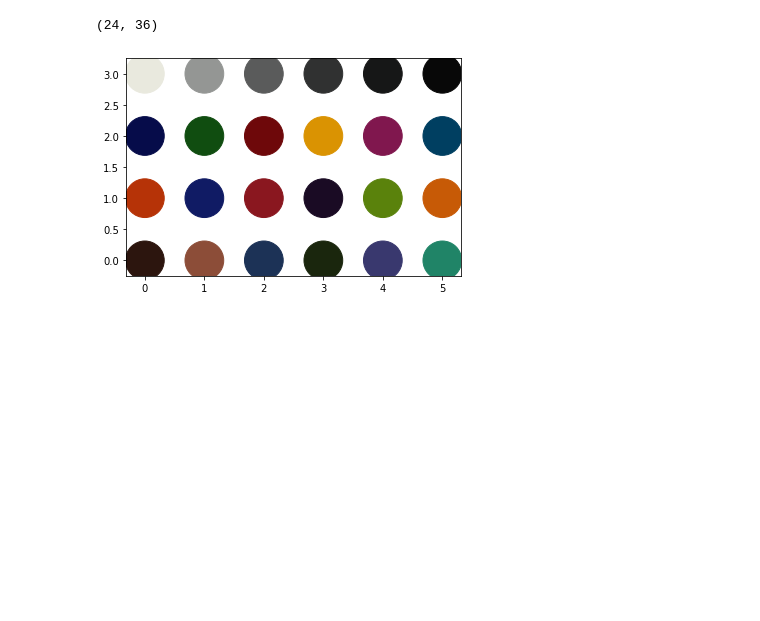
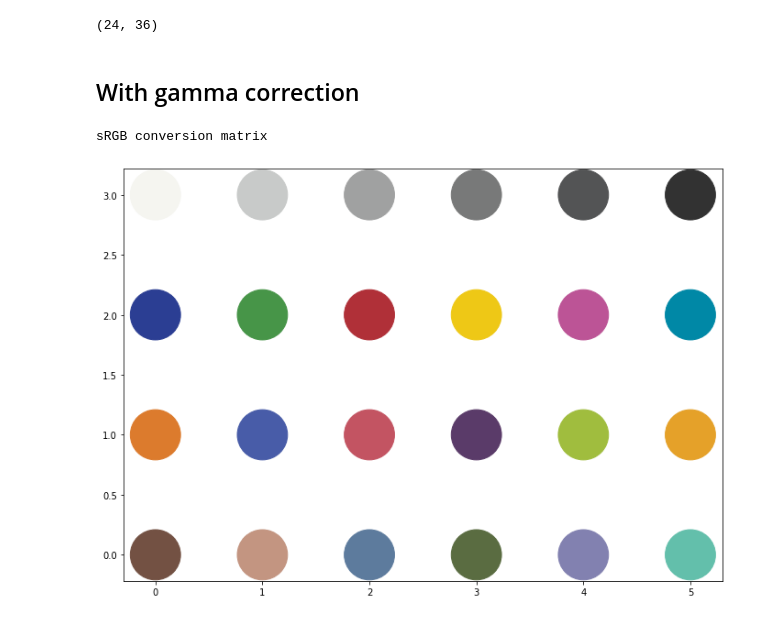
Before and after one commit to gpmarques/colorimetry, a Jupyter notebook: t1_lightspectrum_color_reproduction.ipynb, the cells around one changed output. Cells and saved outputs as stored; diff of their text form; code cells hidden in the pictures; blank space fills up the shorter version.

Commit message:
New rgb conversion matrix test

```diff
--- a/t1_lightspectrum_color_reproduction.ipynb
+++ b/t1_lightspectrum_color_reproduction.ipynb
@@ -37,11 +39,16 @@ visible_light_df.plot(kind="line", x="nm", y="z bar", ax=ax)
 <matplotlib.axes._subplots.AxesSubplot at 0x...>
 [figure]
 # %%
-xyz_to_rgb = np.array([
+xyz_to_srgb = np.array([
     [3.240710, -1.537260, -0.498571],
     [-0.969258, 1.875990, 0.041556],
     [0.055635, -0.203996, 1.057070]
 ])
+xyz_to_applergb = np.array([
+    [2.9515373, -1.2894116, -0.4738445],
+    [-1.0851093, 1.9908566, 0.0372026],
+    [0.0854934, -0.2694964, 1.0912975]
+])
 # %%
 cieD65 = visible_light_df["CIE D65"].to_numpy(dtype=np.float32)
 xyzbar = visible_light_df[['x bar', 'y bar', 'z bar']].to_numpy(
@@ -66,16 +73,27 @@ spectral_data.shape
 # %% [output]
 (24, 36)
 # %%
-def spectral_to_rgb(spectral_data, illuminant, xyz_to_rgb):
+def spectral_to_rgb(spectral_data, illuminant, xyz_to_rgb, gamma=True):
     wavelengths_index = [i for i in range(0, 360, 10)]
     LB = (illuminant[wavelengths_index] * spectral_data).T
     XYZ = xyzbar[wavelengths_index].T.dot(LB)
     k = illuminant[wavelengths_index].dot(xyzbar[wavelengths_index, 1])
     XYZ = XYZ / k
     rgb = xyz_to_rgb.dot(XYZ)
+    if gamma:
+        rgb[rgb < -0.0031308] = -(1.055*(-rgb[rgb < -0.0031308])**(1/2.4)-0.055)
+        rgb[(rgb >= -0.0031308) & (rgb < 0)] = rgb[(rgb >= -0.0031308) & (rgb < 0)]*12.92
+        rgb[rgb > 0.0031308] = 1.055*rgb[rgb > 0.0031308]**(1/2.4) - 0.055
+        rgb[(rgb <= 0.0031308) & (rgb > 0)] = rgb[(rgb <= 0.0031308) & (rgb > 0)]*12.92
     y, x = np.array([(i, j) for i in range(4) for j in range(6)]).T
-    plt.scatter(x, y, c=np.clip(rgb, 0, 1).T, s=1500)
+    y, x = np.array([(i, j) for i in range(4) for j in range(6)]).T
+    plt.figure(figsize=(11.69,8.27))
+    plt.scatter(x, y, c=np.clip(rgb, 0, 1).T, s=3000)
-# %%
-spectral_to_rgb(spectral_data, cieD65, xyz_to_rgb)
-# %% [output]
-[figure, removed]
+# %% [markdown]
+## With gamma correction
+# %%
+print("sRGB conversion matrix")
+spectral_to_rgb(spectral_data, cieD65, xyz_to_srgb)
+# %% [output]
+sRGB conversion matrix
+[figure, added]
```
Also changed, not shown: parts of 5 cells of this notebook.
